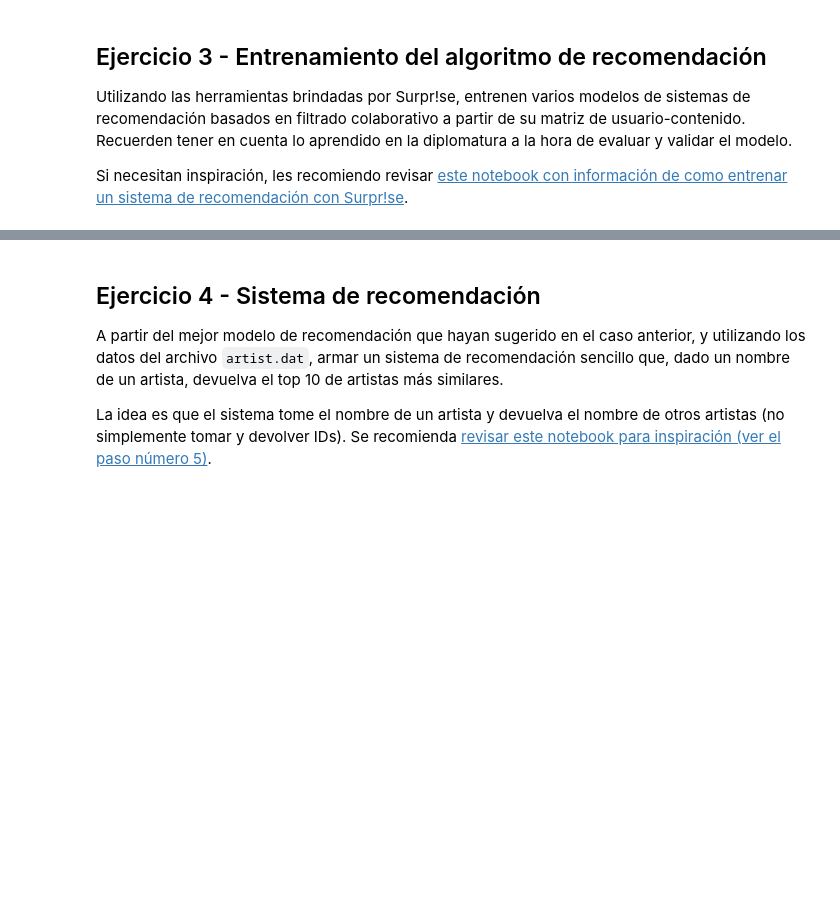
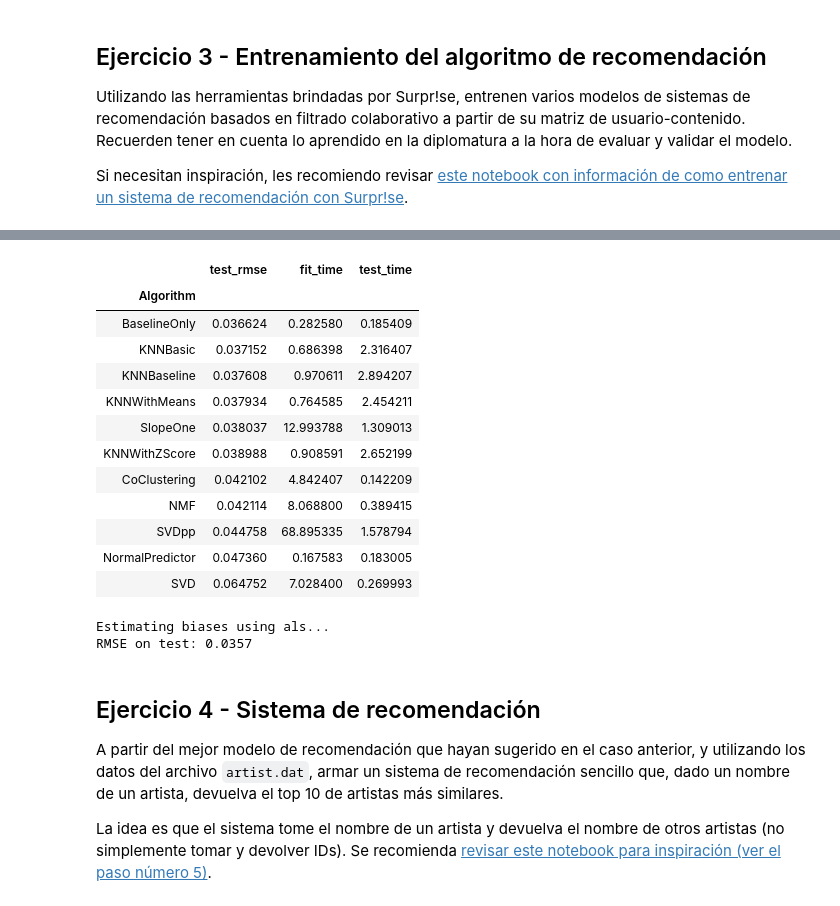
Before and after one commit to gianfrancob/PracticosOptativas, a Jupyter notebook: SistemasDeRecomendacion/practico_1.ipynb, the cells around one changed output, grey strips where cells are left out. Saved outputs shown, nothing was run; the diff lists cells and outputs as text; code cells hidden in the pictures; blank space fills up the shorter version.

```diff
--- a/SistemasDeRecomendacion/practico_1.ipynb
+++ b/SistemasDeRecomendacion/practico_1.ipynb
@@ -234,3 +253,32 @@ for algorithm in [SVD(), SVDpp(), SlopeOne(), NMF(), NormalPredictor(), KNNBasel
+# %%
+# Best model
+
+surprise_results = pd.DataFrame(benchmark).set_index('Algorithm').sort_values('test_rmse')
+surprise_results
+# %% [output]
+|  | test_rmse | fit_time | test_time |
+| Algorithm |  |  |  |
+| BaselineOnly | 0.036624 | 0.282580 | 0.185409 |
+| KNNBasic | 0.037152 | 0.686398 | 2.316407 |
+| KNNBaseline | 0.037608 | 0.970611 | 2.894207 |
+| KNNWithMeans | 0.037934 | 0.764585 | 2.454211 |
+| SlopeOne | 0.038037 | 12.993788 | 1.309013 |
+| KNNWithZScore | 0.038988 | 0.908591 | 2.652199 |
+| CoClustering | 0.042102 | 4.842407 | 0.142209 |
+| NMF | 0.042114 | 8.068800 | 0.389415 |
+| SVDpp | 0.044758 | 68.895335 | 1.578794 |
+| NormalPredictor | 0.047360 | 0.167583 | 0.183005 |
+| SVD | 0.064752 | 7.028400 | 0.269993 |
+# %%
+# BaselineOnly ALS (Alternating Least Squares)
+
+model_als = BaselineOnly()
+ratings_train, ratings_test = train_test_split(ratings, test_size = 0.2)
+predictions_als = model_als.fit(ratings_train).test(ratings_test)
+print("RMSE on test: {:.4f}".format(rmse(predictions_als, verbose = False)))
+# %% [output]
+Estimating biases using als...
+RMSE on test: 0.0357
 # %% [markdown]
 ## Ejercicio 4 - Sistema de recomendación
 
```
Also changed, not shown: parts of 14 cells of this notebook.
